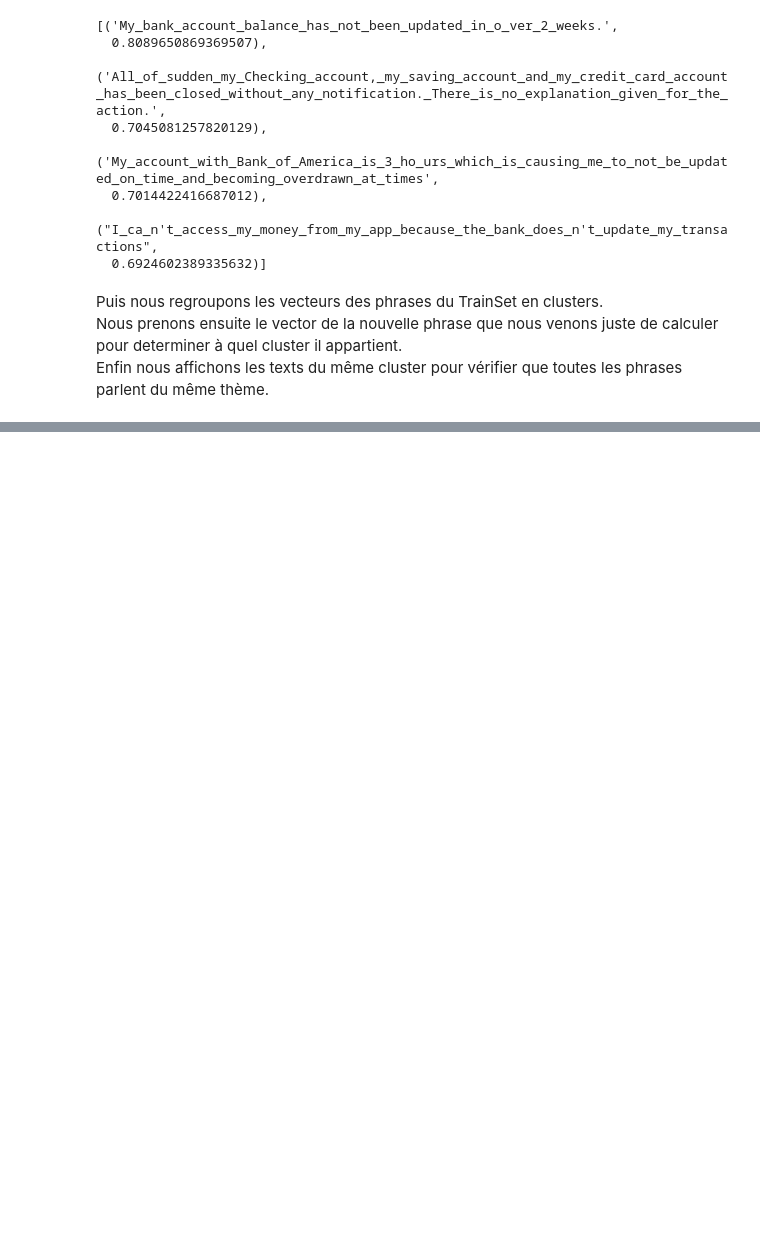
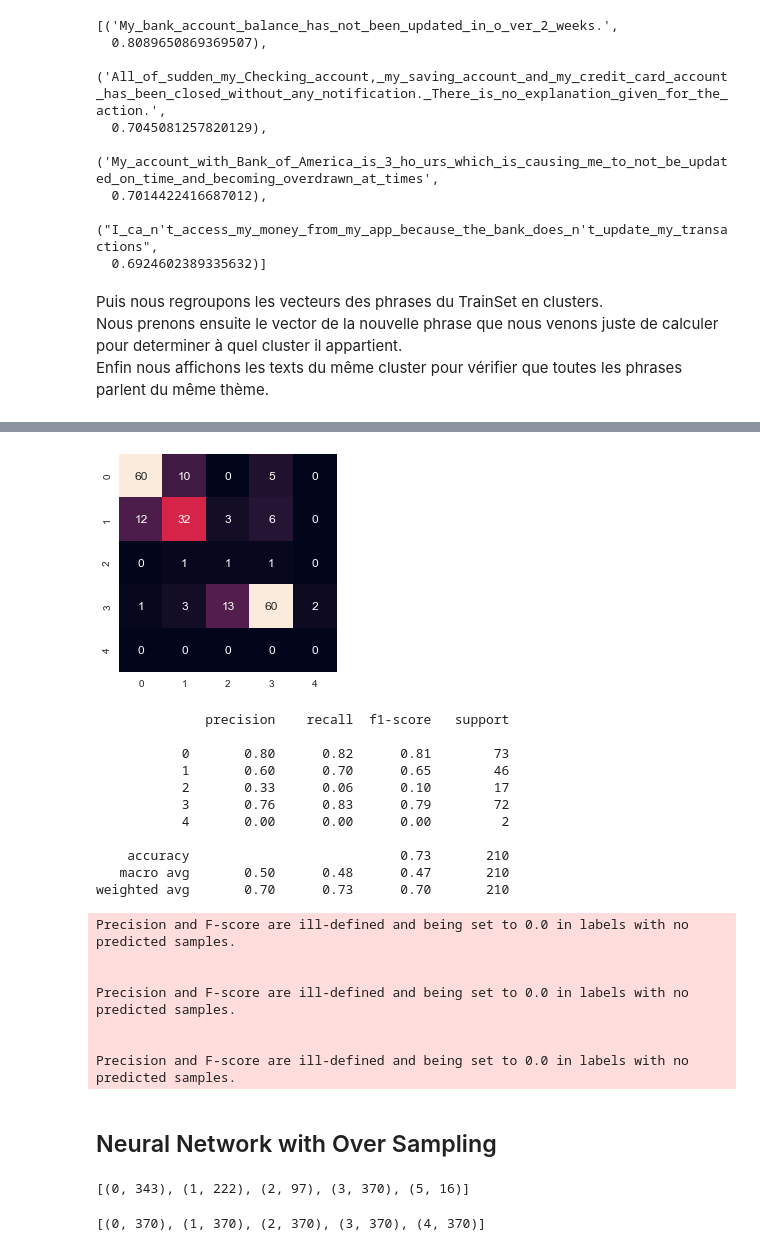
Before and after one commit to Tpacape/Sentence-Similarity, a Jupyter notebook: clusterisation/Google Sentence Encoder for Thalès.ipynb, the cells around one changed output, grey strips where cells are left out. Cells and saved outputs as stored; diff of their text form; code cells hidden in the pictures; blank space fills up the shorter version.

```diff
--- a/clusterisation/Google Sentence Encoder for Thalès.ipynb
+++ b/clusterisation/Google Sentence Encoder for Thalès.ipynb
@@ -544,0 +461,23 @@ Enfin, l'observation des regroupements crées nous permettent de facilement visu
+# %%
+pdData = pd.DataFrame(embeddings)
+pdData = pd.DataFrame(pdData.values.tolist())
+# %%
+pdProduct = pd.get_dummies(dfTickets[column_to_predict].astype(int))
+pdProduct = pdProduct.T.reset_index(drop=True).T
+# %%
+X_train, X_test, y_train, y_test = train_test_split(pdData, pdProduct, test_size=0.2, random_state=1)
+# %%
+num_classes = len(y_train.columns)
+epochs = 100
+
+classifier = Sequential()
+classifier.add(Dense(32, activation="relu", kernel_initializer='random_normal', input_shape=(512,)))
+classifier.add(Dropout(0.3))
+classifier.add(Dense(16, activation="relu", kernel_initializer='random_normal'))
+classifier.add(Dropout(0.3))
+
+classifier.add(Dense(num_classes, activation='sigmoid', kernel_initializer='random_normal'))
+
+classifier.compile(optimizer ="Adam",loss='binary_crossentropy', metrics =['accuracy'])
+
+classifier.fit(X_train,y_train, epochs=epochs)
@@ -544,0 +530,28 @@ Enfin, l'observation des regroupements crées nous permettent de facilement visu
+# %%
+# Confusion matrix & plot
+y_pred = classifier.predict(X_test)
+y_pred = pd.DataFrame(y_pred).set_index(y_test.index)
+
+confusionMatrix(y_test.idxmax(axis=1), y_pred.idxmax(axis=1))
+# %% [output]
+[figure, added]
+              precision    recall  f1-score   support
+
+           0       0.80      0.82      0.81        73
+           1       0.60      0.70      0.65        46
+           2       0.33      0.06      0.10        17
+           3       0.76      0.83      0.79        72
+           4       0.00      0.00      0.00         2
+
+    accuracy                           0.73       210
+   macro avg       0.50      0.48      0.47       210
+weighted avg       0.70      0.73      0.70       210
+Precision and F-score are ill-defined and being set to 0.0 in labels with no predicted samples.
+
+
+Precision and F-score are ill-defined and being set to 0.0 in labels with no predicted samples.
+
+
+Precision and F-score are ill-defined and being set to 0.0 in labels with no predicted samples.
+# %% [markdown]
+## Neural Network with Over Sampling
@@ -544,0 +564,10 @@ Enfin, l'observation des regroupements crées nous permettent de facilement visu
+# %%
+print(sorted(collections.Counter(dfTickets[column_to_predict].astype(int)).items()))
+# %% [output]
+[(0, 343), (1, 222), (2, 97), (3, 370), (5, 16)]
+# %%
+# applying SMOTE to our data and checking the class counts
+X_resampled, y_resampled = SMOTE().fit_resample(pdData, pdProduct.idxmax(axis = 1))
+print(sorted(collections.Counter(y_resampled).items()))
+# %% [output]
+[(0, 370), (1, 370), (2, 370), (3, 370), (4, 370)]
```
Also changed, not shown: parts of 70 cells of this notebook, 5 other files.
